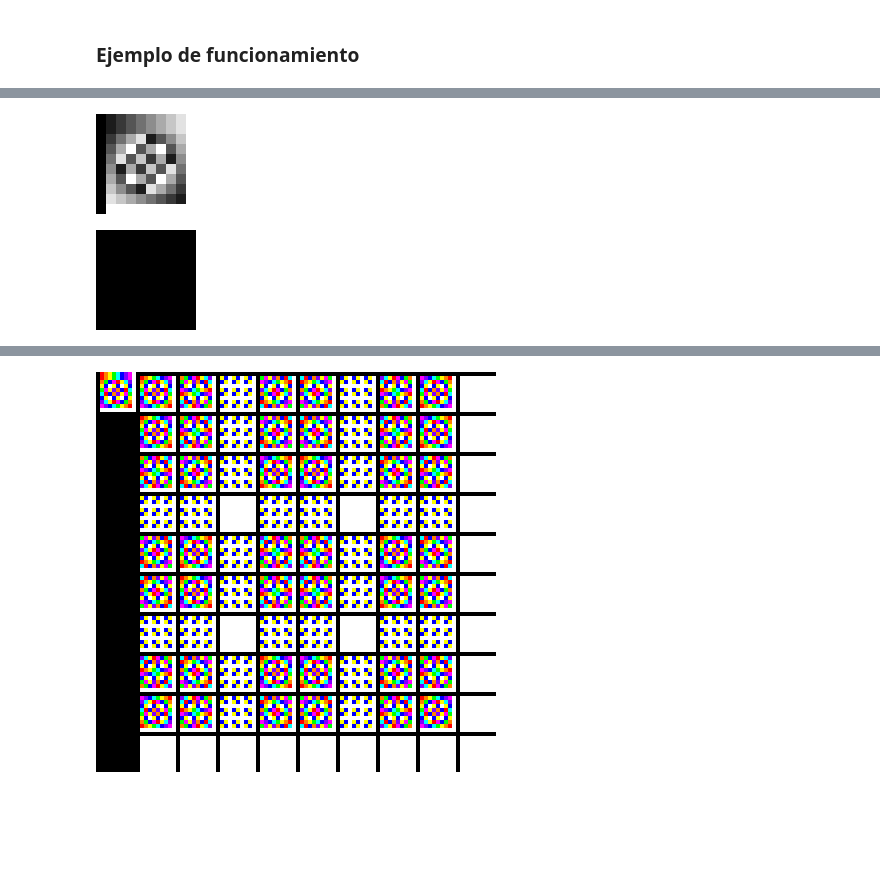
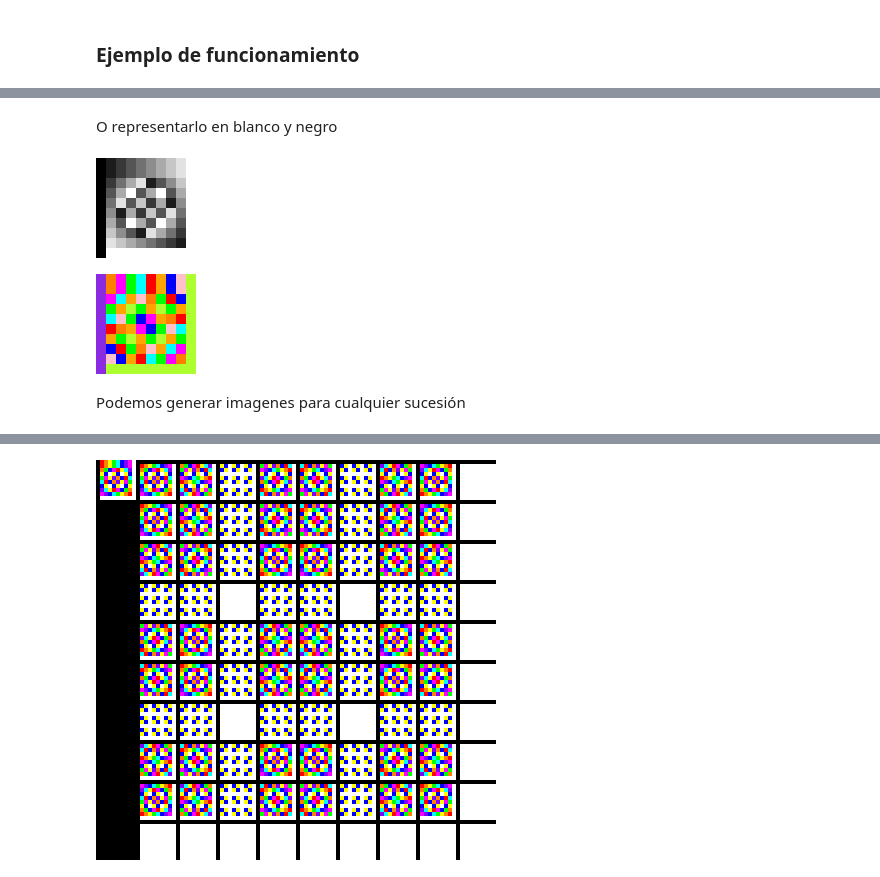
Before and after one commit to Dnllns/B10_clustering, a Jupyter notebook: B10_clustering.ipynb, the cells around one changed output, grey strips where cells are left out. Cells and saved outputs as stored; diff of their text form; code cells hidden in the pictures; blank space fills up the shorter version.

```diff
--- a/B10_clustering.ipynb
+++ b/B10_clustering.ipynb
@@ -403,7 +440,7 @@ La implementacion de esta funcionalidad esta basada en crear una lista de cluste
 
 Cada cluster de la lista se codificara en una imagen de las mismas dimensiones que la matriz, y los clusters se iran concatenando en la imagen de izquierda a derecha y de arriba a abajo. (Notese que esto es experimental y no es ninguna regla, se podria implementar multiples variaciones, lo que daria lugar a simetrias con distinto eje, pero simetrias igualmente)
 # %%
-def gen_super_matrix(a, method: str, n_0: int, w: int, h: int, count: int, offset:int) -> list[list[int]]:
+def gen_matrix_list(a, method: str, n_0: int, w: int, h: int, count: int, offset:int, a_args=None) -> list[list[int]]:
     """
     Funcion que toma un número entero n_0, un número entero count y un número entero offset y devuelve una lista de listas de listas con los números de la sucesión.
 
@@ -417,14 +454,16 @@ def gen_super_matrix(a, method: str, n_0: int, w: int, h: int, count: int, offse
 
     """
 
-    clusters = []
+    cluster = []
     for i in range(count):
-
-        data_list = gen_matrix(a, method, n_0, w, h)
-        clusters.append(data_list)
+        if a_args is None:
+            data_list = gen_matrix(a, method, n_0, w, h)
+        else:
+            data_list = gen_matrix(a, method, n_0, w, h, a_args)
+        cluster.append(data_list)
         n_0 += offset
 
-    return clusters
+    return cluster
 # %% [markdown]
 Crear lista de 100 matrices:
 
@@ -457,7 +496,7 @@ cluster_count = m_w * m_h
 
 # Obtenemos la lista de matrices
 # --------------------------------
-matrix_0_to_99 = gen_super_matrix(a, "+", n_0, w, h, cluster_count, offset)
+matrix_0_to_99 = gen_matrix_list(a, "+", n_0, w, h, cluster_count, offset)
 # %%
 matrix_0_to_99[1]
 # %% [output]
@@ -534,0 +595,3 @@ def number_to_color(number):
+# %%
+def number_to_color(number, palette=default_colors):
+    return palette[number]
@@ -541,13 +618,18 @@ Requirement already satisfied: Pillow in /opt/anaconda3/lib/python3.9/site-packa
 from PIL import Image
 from IPython.display import display
 
-def create_image(data, dimensions, scale=1, paint_function=number_to_color):
-    width, height = dimensions
+def create_matrix_image(data, scale=1, paint_function=number_to_color, palette=None):
+    width = len(data[0])
+    height = len(data)
+
     image = Image.new('RGB', (width*scale, height*scale), (255, 255, 255))
     pixels = image.load()
     for i, row in enumerate(data):
         for j, number in enumerate(row):
-            color = paint_function(number)
+            if palette is None:
+                color = paint_function(number)
+            else:
+                color = paint_function(number, palette)
             for x in range(scale):
                 for y in range(scale):
                     pixels[j*scale+x, i*scale+y] = color
@@ -569 +712,3 @@ Dimensions: (10, 10)
+# %% [markdown]
+O representarlo en blanco y negro
 # %%
@@ -572,7 +717,9 @@ display(image)
 # %% [output]
 [figure]
 # %%
-image = create_image(matrix_0_to_99[30], dim, scale=10)
+image = create_matrix_image(matrix_0_to_99[0], scale=10, paint_function=number_to_color, palette=neon_colors)
 display(image)
 # %% [output]
-[figure, old version]
+[figure, new version]
+# %% [markdown]
+Podemos generar imagenes para cualquier sucesión
```
Also changed, not shown: parts of 84 cells of this notebook.
